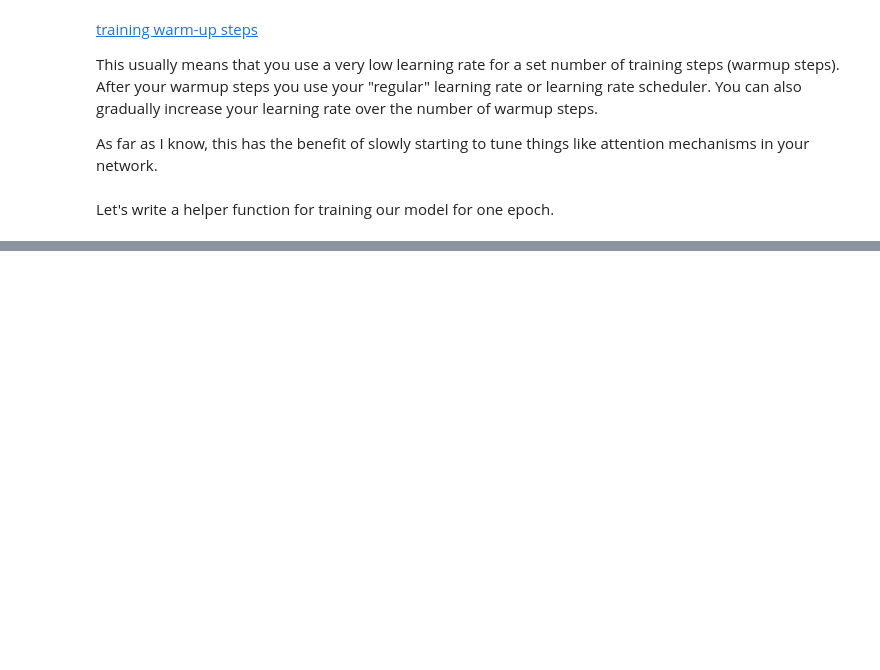
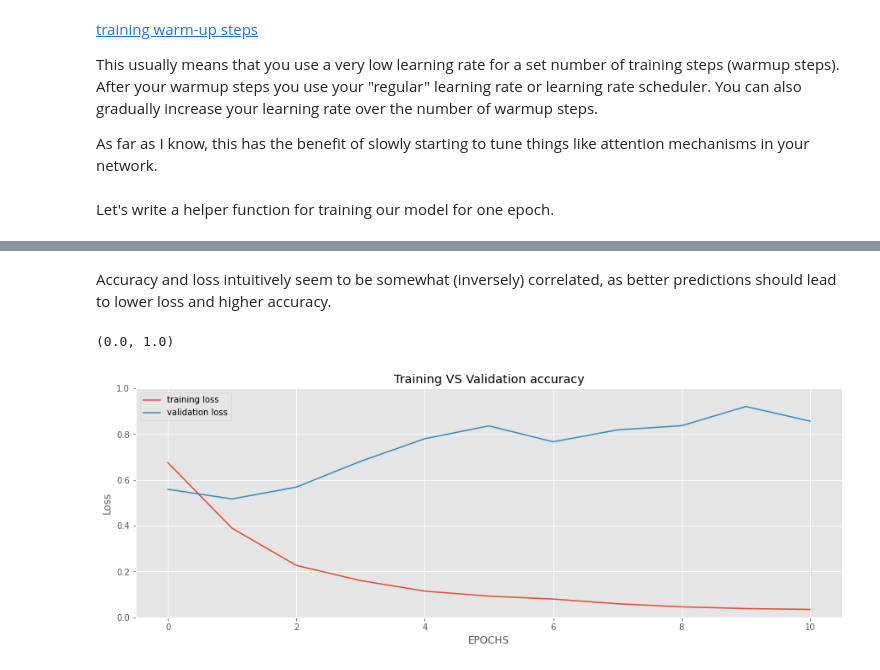
Before and after one commit to Mustafa017/feedback_analysis, a Jupyter notebook: index.ipynb, the cells around one changed output, grey strips where cells are left out. Saved outputs shown, nothing was run; the diff lists cells and outputs as text; code cells hidden in the pictures; blank space fills up the shorter version.

Commit message:
Implement backpropagation and train the model

```diff
--- a/index.ipynb
+++ b/index.ipynb
@@ -342,11 +344,12 @@ class CustomDataset(Dataset):
     encoding = self.tokenizer.encode_plus(
         feature,
         add_special_tokens=True,
-        max_length=self.PAD_LEN,
-        pad_to_max_length=True,
         return_token_type_ids=False,
         return_attention_mask=True,
-        return_tensors='pt'
+        return_tensors='pt',
+        max_length=self.PAD_LEN,
+        padding='max_length',
+        truncation=True
     )
 
     return {
@@ -565,7 +566,7 @@ We'll also use a linear scheduler with no warmup steps.
 # %%
 EPOCHS=11
 
-optimizer = AdamW(model.parameters(), lr=2e-5, correct_bias=True)
+optimizer = AdamW(model.parameters(), lr=2e-5, correct_bias=False)
 total_steps = len(train_dataloader) * EPOCHS
 
 scheduler = get_linear_schedule_with_warmup(optimizer, num_warmup_steps=0, num_training_steps=total_steps)
@@ -620,0 +632,24 @@ def eval_model(model, dataLoader, loss_fn, device, n_examples):
+# %%
+%%time
+history = defaultdict(list)
+overall_accuracy = 0
+
+for e in range(EPOCHS):
+  print(f'Epoch {e + 1}/{EPOCHS}')
+  print('-'*10)
+
+  train_acc, train_loss = train_epoch(model, train_dataloader, loss_fn, optimizer, device, scheduler, len(df_train))
+  print(f'Training Loss {train_loss} accuracy {train_acc}')
+
+  val_acc, val_loss = eval_model(model, validation_dataloader, loss_fn, device, len(df_val))
+  print(f'Val loss {val_loss} accuracy {val_acc}', '\n')
+
+  history['train_acc'].append(train_acc)
+  history['train_loss'].append(train_loss)
+  history['val_acc'].append(val_acc)
+  history['val_loss'].append(val_loss)
+
+  if val_acc > overall_accuracy:
+    print(f'increased accuracy {overall_accuracy} ----> {val_acc} ... saving model')
+    torch.save(model.state_dict(), 'best_model_state2.bin')
+    overall_accuracy = val_acc
@@ -620,0 +683,14 @@ def eval_model(model, dataLoader, loss_fn, device, n_examples):
+# %% [markdown]
+Accuracy and loss intuitively seem to be somewhat (inversely) correlated, as better predictions should lead to lower loss and higher accuracy.
+# %%
+plt.plot(history['train_loss'], label='training loss')
+plt.plot(history['val_loss'], label='validation loss')
+
+plt.title('Training VS Validation accuracy')
+plt.ylabel('Loss')
+plt.xlabel('EPOCHS')
+plt.legend()
+plt.ylim([0,1])
+# %% [output]
+(0.0, 1.0)
+[figure, added]
```
Also changed, not shown: parts of 14 cells of this notebook.
